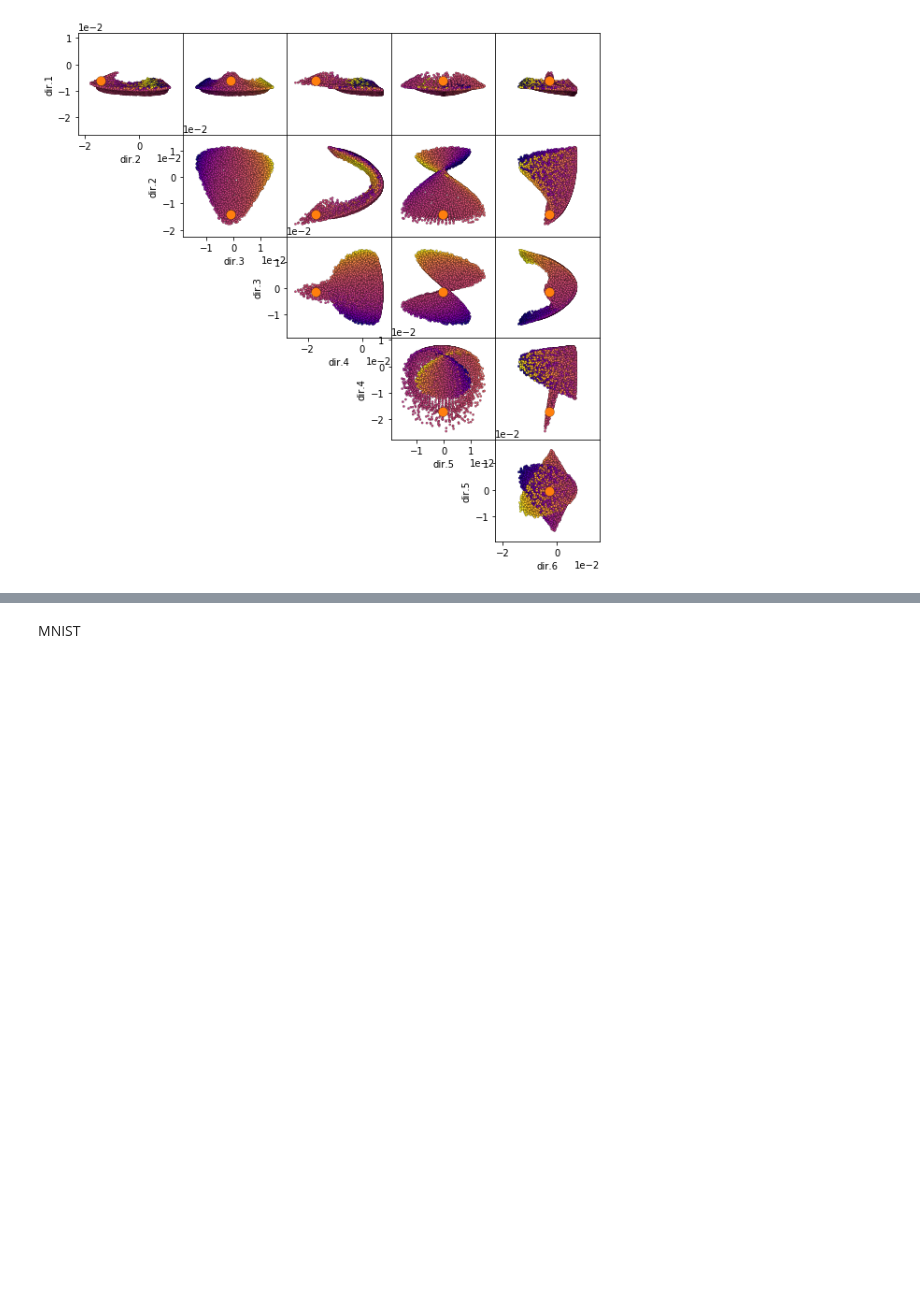
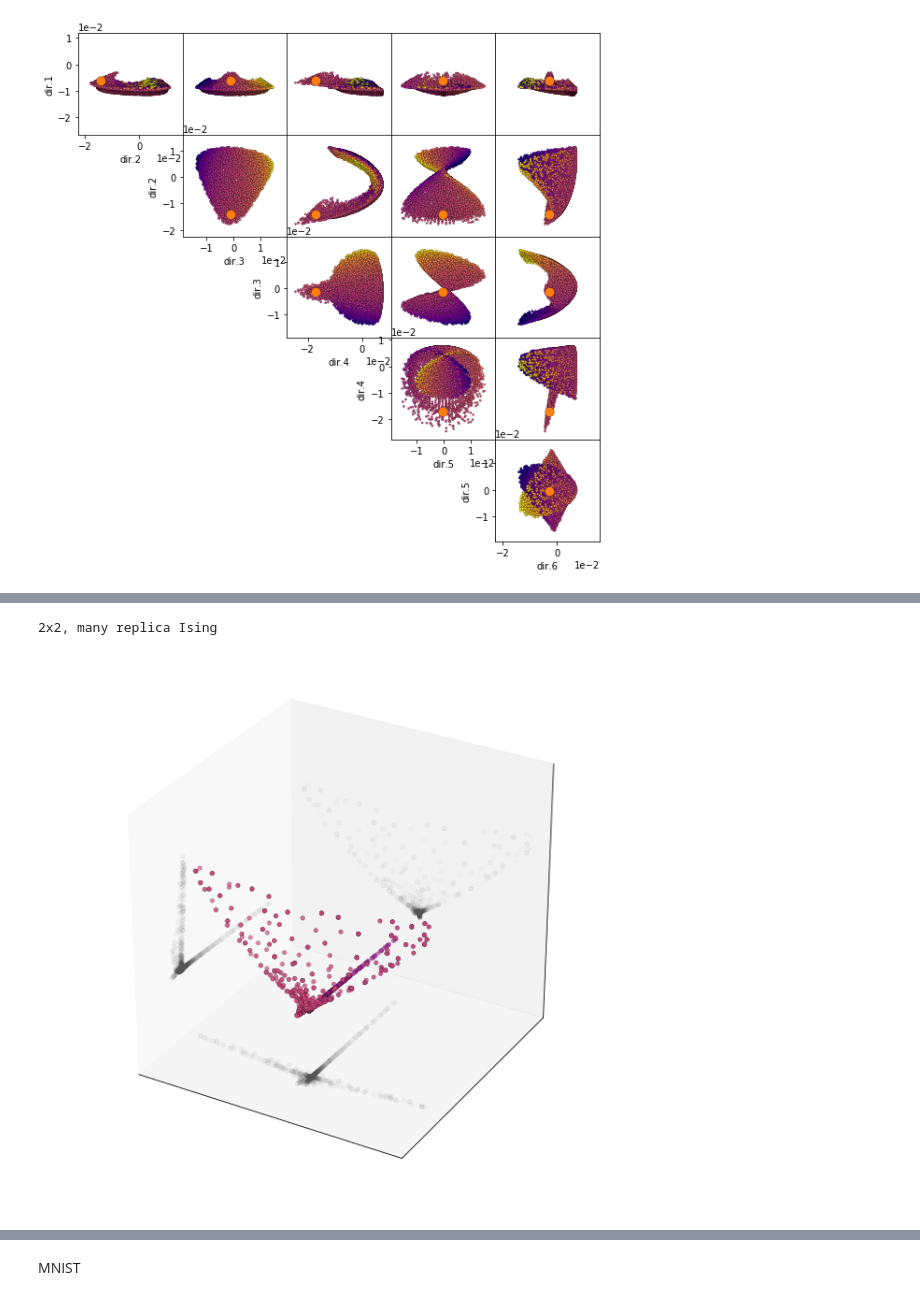
Before and after one commit to katnquinn/IntensiveEmbedding, a Jupyter notebook: all plots.ipynb, the cells around one changed output, grey strips where cells are left out. Saved outputs shown, nothing was run; the diff lists cells and outputs as text; code cells hidden in the pictures; blank space fills up the shorter version.

```diff
--- a/all plots.ipynb
+++ b/all plots.ipynb
@@ -445,12 +442,15 @@ plot3D(px,py,pz,clist,shadow=True)
 # %%
 print('2x2, many replica Ising')
 proj = ising2x2_manyrepProj
-py = proj[:,2]
+py = -proj[:,2]
 px = proj[:,1]
 pz = proj[:,0]
 clist = [param['field'] for param in isingParams]
 plot3D(px,py,pz,clist,shadow=True)
 #trianglePlot(np.array([px,py,pz]).T,clist)
+# %% [output]
+2x2, many replica Ising
+[figure, added]
 # %%
 print('2x2, Intensive Ising')
 proj = ising2_logProj
```
Also changed, not shown: parts of 12 cells of this notebook.
